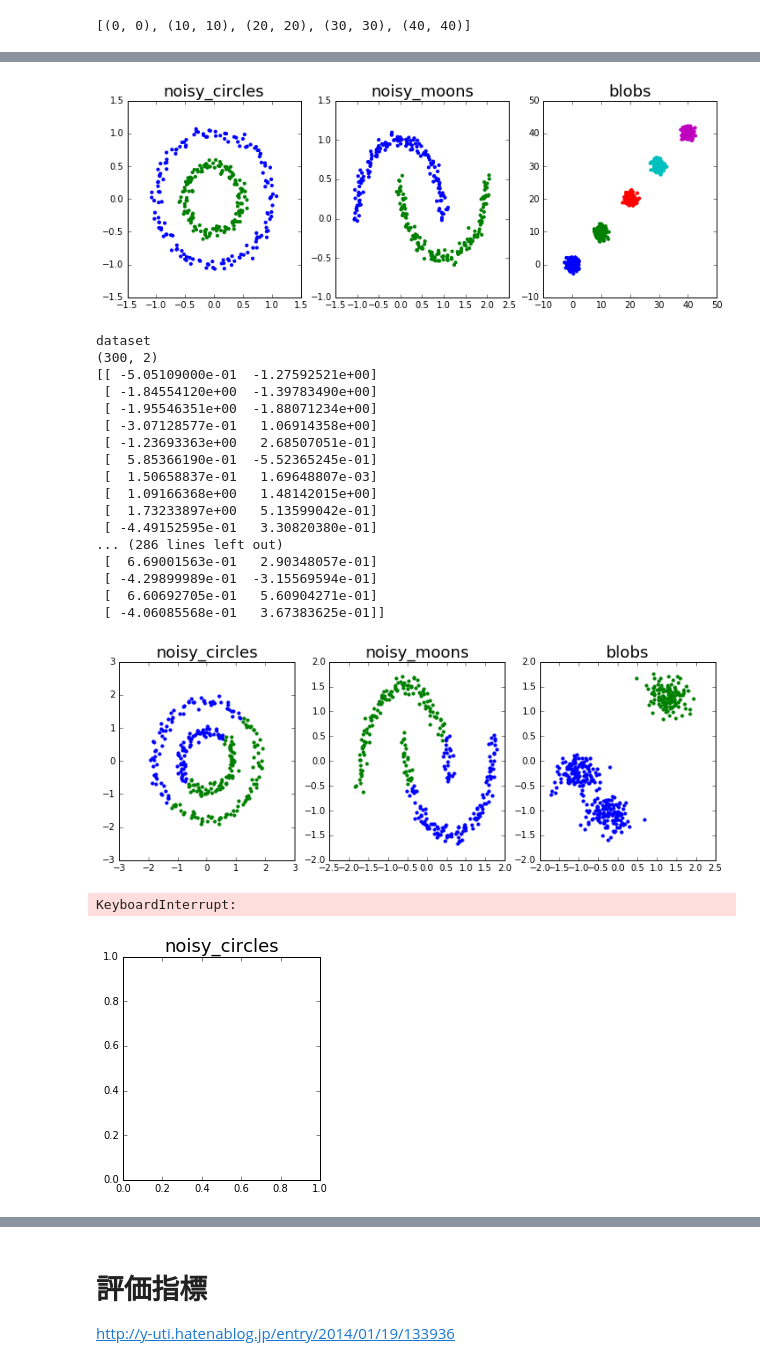
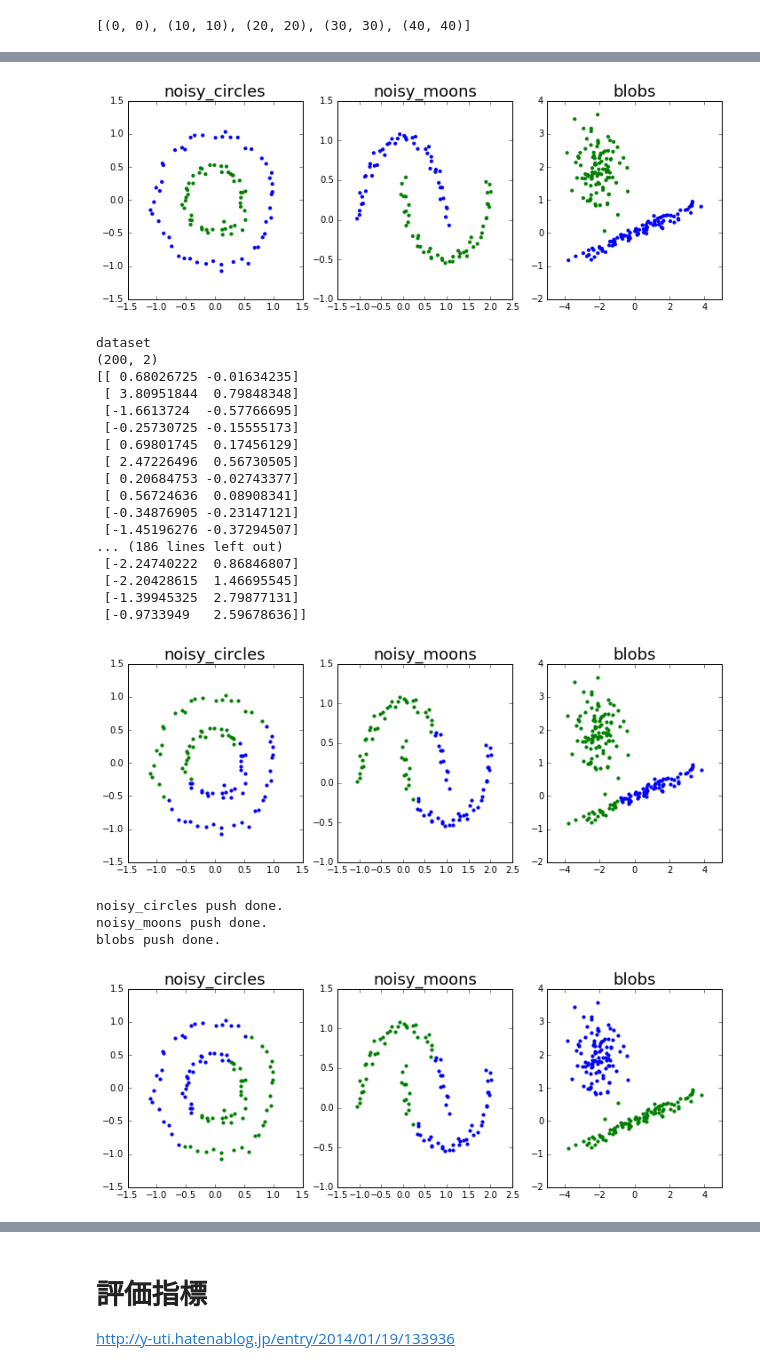
Before and after one commit to yukimori/evaluate_clustering, a Jupyter notebook: evaluate.ipynb, the cells around one changed output, grey strips where cells are left out. Drawn from its saved outputs; the diff is of its cells as text; code cells hidden in the pictures.

```diff
--- a/evaluate.ipynb
+++ b/evaluate.ipynb
@@ -19,3 +19,17 @@ centers = [(x,x) for x in range(0, step*cluster, step)]
 print(centers)
 # %% [output]
 [(0, 0), (10, 10), (20, 20), (30, 30), (40, 40)]
+# %%
+def make_2ellipse(n_samples):
+    np.random.seed(0)
+    C = np.array([[0., -0.1], [1.7, .4]])
+#    X1 = [np.dot(np.random.randn(n_samples, 2), C),]
+    X = np.r_[np.dot(np.random.randn(n_samples, 2), C), .7 * np.random.randn(n_samples, 2) + np.array([-2, 2])]
+    Y = np.r_[np.zeros(n_samples), np.ones(n_samples)]
+    Y = Y.astype(np.int32)
+    return (X, Y)
+
+
+print(make_2ellipse(10))
+
+print(datasets.make_blobs(n_samples=10))
@@ -22,9 +54,11 @@ print(centers)
 # %%
-n_samples = 300
+n_samples = 100
 np.random.seed(0)
 
-#blobs = datasets.make_blobs(n_samples=n_samples, random_state=8, cluster_std=3.0, centers=[(5,5),(-5,-5)])
-blobs = datasets.make_blobs(n_samples=samples, centers=centers, cluster_std=1.0)
+
+blobs = make_2ellipse(n_samples)
+#blobs = datasets.make_blobs(n_samples=n_samples, random_state=8, cluster_std=2.0, centers=[(5,5),(20,5)])
+#blobs = datasets.make_blobs(n_samples=samples, centers=centers, cluster_std=1.0)
 noisy_circles = datasets.make_circles(n_samples=n_samples, factor=.5, noise=.05)
 noisy_moons = datasets.make_moons(n_samples=n_samples, noise=.05)
 # no_structure = np.random.rand(n_samples, 2), None
@@ -33,40 +67,41 @@ noisy_moons = datasets.make_moons(n_samples=n_samples, noise=.05)
 datasets_name = ["noisy_circles", "noisy_moons", "blobs"]
 
 
+# データの正規化。これを実施しないとクラスタが楕円になる可能性がある
 datasets_list = [
 #   (StandardScaler().fit_transform(X), y) for X,y in [noisy_circles, noisy_moons, blobs]
    (X, y) for X,y in [noisy_circles, noisy_moons, blobs]
 ]
 
 for dataset, dataset_name in zip(datasets_list, datasets_name):
     X, Y = dataset
     with open(dataset_name+".dat", "w") as f:
         for x, y in zip(X, Y):
             f.write(str(y)+","+str(x[0])+","+str(x[1])+"\r\n")
 
 
 
 colors = np.array([x for x in 'bgrcmykbgrcmykbgrcmykbgrcmyk'])
 colors = np.hstack([colors] * 20)
 
 plt.figure(figsize=(len(datasets_list) * 2 + 6, 4))
 #plt.subplots_adjust(left=.00, right=.98, bottom=.001, top=.96, wspace=.05,
 #                    hspace=.01)
 
 
 plot_num = 1
 for i_dataset, (dataset, dataset_name) in enumerate(zip(datasets_list, datasets_name)):
     X, y = dataset
     # normalize dataset for easier parameter selection
     #X = StandardScaler().fit_transform(X)
 
     plt.subplot(1, len(datasets_list), plot_num)
     plt.title(datasets_name[i_dataset], size=18)
     plt.scatter(X[:, 0], X[:, 1], color=colors[y].tolist(), s=10)
     plot_num += 1
 plt.savefig("data.png")
 # %% [output]
-[figure, old version]
+[figure, new version]
 # %%
 # データセットの分析
 print("dataset")
@@ -74,22 +109,22 @@ print(X.shape)
 print(X)
 # %% [output]
 dataset
-(300, 2)
-[[ -5.05109000e-01  -1.27592521e+00]
- [ -1.84554120e+00  -1.39783490e+00]
- [ -1.95546351e+00  -1.88071234e+00]
- [ -3.07128577e-01   1.06914358e+00]
- [ -1.23693363e+00   2.68507051e-01]
- [  5.85366190e-01  -5.52365245e-01]
- [  1.50658837e-01   1.69648807e-03]
- [  1.09166368e+00   1.48142015e+00]
- [  1.73233897e+00   5.13599042e-01]
- [ -4.49152595e-01   3.30820380e-01]
-... (286 lines left out)
- [  6.69001563e-01   2.90348057e-01]
- [ -4.29899989e-01  -3.15569594e-01]
- [  6.60692705e-01   5.60904271e-01]
- [ -4.06085568e-01   3.67383625e-01]]
+(200, 2)
+[[ 0.68026725 -0.01634235]
+ [ 3.80951844  0.79848348]
+ [-1.6613724  -0.57766695]
+ [-0.25730725 -0.15555173]
+ [ 0.69801745  0.17456129]
+ [ 2.47226496  0.56730505]
+ [ 0.20684753 -0.02743377]
+ [ 0.56724636  0.08908341]
+ [-0.34876905 -0.23147121]
+ [-1.45196276 -0.37294507]
+... (186 lines left out)
+ [-2.24740222  0.86846807]
+ [-2.20428615  1.46695545]
+ [-1.39945325  2.79877131]
+ [-0.9733949   2.59678636]]
 # %%
 import json
 
@@ -157,7 +192,7 @@ for i_dataset, (dataset, dataset_name) in enumerate(zip(datasets_list, datasets_
     plot_num += 1
 plt.savefig("kmeans.png")
 # %% [output]
-[figure, old version]
+[figure, new version]
 # %%
 CONFIG['method'] = 'gmm'
 client = Clustering(CONFIG)
@@ -190,8 +225,10 @@ for i_dataset, (dataset, dataset_name) in enumerate(zip(datasets_list, datasets_
     plot_num += 1
 plt.savefig("gmm.png")
 # %% [output]
-KeyboardInterrupt:
+noisy_circles push done.
+noisy_moons push done.
+blobs push done.
-[figure, old version]
+[figure, new version]
 # %%
 CONFIG['method'] = 'dbscan'
 if 'k' in CONFIG['parameter']:
```
Also changed, not shown: parts of 3 cells of this notebook, 4 other files.
